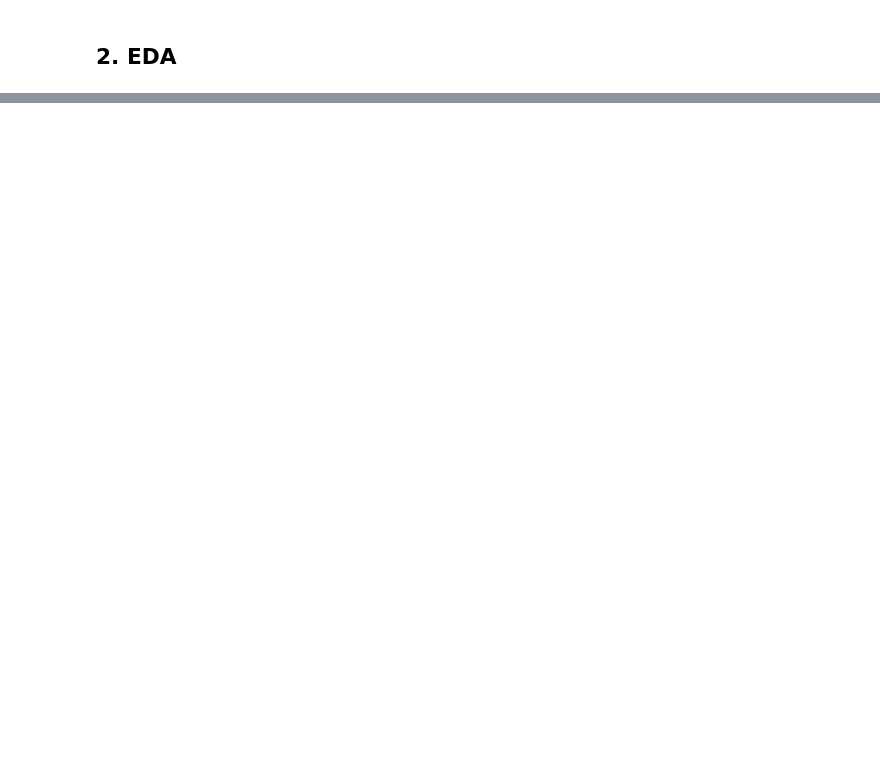
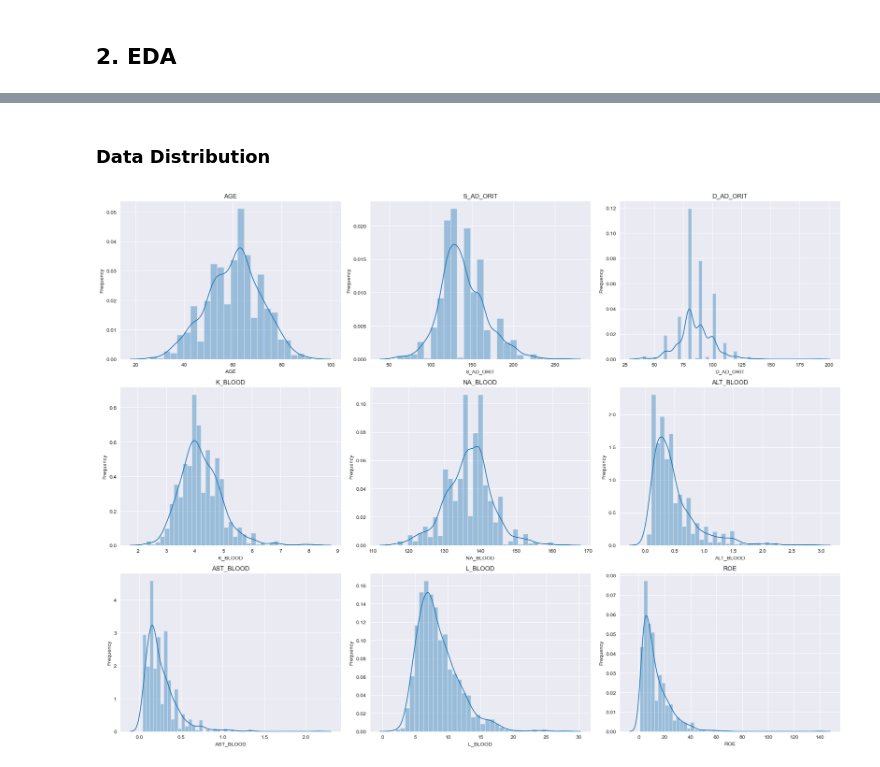
Before and after one commit to danghaidang04/Myocardial_Infraction_Complications_Analysis, a Jupyter notebook: main.ipynb, the cells around one changed output, grey strips where cells are left out. Cells and saved outputs as stored; diff of their text form; code cells hidden in the pictures; blank space fills up the shorter version.

```diff
--- a/main.ipynb
+++ b/main.ipynb
@@ -59,10 +59,10 @@ for i in range(len(y)):
     y_val.append(y_val_i)
     y_test.append(y_test_i)
 # %%
-# Check the number of samples in each set
+# Check the number of samples in each set and print as a table
+results = {"Set": ["Train", "Validation", "Test"]}
 for i in range(len(y)):
-    print(f"y{i} train: {y_train[i].shape[0]}")
-    print(f"y{i} validation: {y_val[i].shape[0]}")
-    print(f"y{i} test: {y_test[i].shape[0]}")
-    print()
+    results[f"y{i}"] = [len(y_train[i]), len(y_val[i]), len(y_test[i])]
+results = pd.DataFrame(results)
+results
 # %% [output]
@@ -89,0 +99,11 @@ y4 test: 255
+# %%
+# The number of instances in the dataset
+number_of_instances = len(data)
+# Create a table to show the balance of each target variable
+results = {"Target": [], "0": [], "1": []}
+for i in range(len(y)):
+    results["Target"].append(f"y{i}")
+    results["0"].append(y[i].value_counts()[0] / number_of_instances)
+    results["1"].append(y[i].value_counts()[1] / number_of_instances)
+results = pd.DataFrame(results)
+results
@@ -89,0 +204,25 @@ y4 test: 255
+# %%
+continuous_features = ["AGE", "S_AD_ORIT", "D_AD_ORIT", "K_BLOOD", "NA_BLOOD", "ALT_BLOOD", "AST_BLOOD", "L_BLOOD", "ROE"]
+categorical_features = ["INF_ANAM", "STENOK_AN", "FK_STENOK", "IBS_POST", "GB", "SIM_GIPERT", "DLIT_AG", "ZSN_A", "nr_11", "nr_01", "nr_02", "nr_03", "nr_04", "nr_07", "nr_08", "np_01", "np_04", "np_05", "np_07", "np_08", "np_09", "np_10", "endocr_01", "endocr_02", "endocr_03", "zab_leg_01", "zab_leg_02", "zab_leg_03", "zab_leg_04", "zab_leg_06", "O_L_POST", "K_SH_POST", "MP_TP_POST", "SVT_POST", "GT_POST", "FIB_G_POST", "ant_im", "lat_im", "inf_im", "post_im", "IM_PG_P", "ritm_ecg_p_01", "ritm_ecg_p_02", "ritm_ecg_p_04", "ritm_ecg_p_06", "ritm_ecg_p_07", "ritm_ecg_p_08", "n_r_ecg_p_01", "n_r_ecg_p_02", "n_r_ecg_p_03", "n_r_ecg_p_04", "n_r_ecg_p_05", "n_r_ecg_p_06", "n_r_ecg_p_08", "n_r_ecg_p_09", "n_r_ecg_p_10", "n_p_ecg_p_01", "n_p_ecg_p_03", "n_p_ecg_p_04", "n_p_ecg_p_05", "n_p_ecg_p_06", "n_p_ecg_p_07", "n_p_ecg_p_08", "n_p_ecg_p_09", "n_p_ecg_p_10", "n_p_ecg_p_11", "n_p_ecg_p_12", "fibr_ter_01", "fibr_ter_02", "fibr_ter_03", "fibr_ter_05", "fibr_ter_06", "fibr_ter_07", "fibr_ter_08", "GIPO_K", "GIPER_NA", "TIME_B_S", "R_AB_1_n", "R_AB_2_n", "R_AB_3_n", "NITR_S", "NA_R_1_n", "NA_R_2_n", "NA_R_3_n", "NOT_NA_1_n", "NOT_NA_2_n", "NOT_NA_3_n", "LID_S_n", "B_BLOK_S_n", "ANT_CA_S_n", "GEPAR_S_n", "ASP_S_n", "TIKL_S_n", "TRENT_S_n"]
+# %% [markdown]
+### Data Distribution
+# %%
+rows, cols = 3, 3
+
+fig, axes = plt.subplots(rows, cols, figsize=(20, 15))
+
+for i in range(rows):
+    for j in range(cols):
+        if i * cols + j >= len(continuous_features):
+            break
+        ax = axes[i, j]
+        feature_name = continuous_features[i * cols + j]
+        sns.distplot(X_train[0][feature_name], ax=ax)
+        ax.set_title(feature_name)
+        ax.set_xlabel(feature_name)
+        ax.set_ylabel('Frequency')
+
+plt.tight_layout()
+plt.show()
+# %% [output]
+[figure, added]
```
Also changed, not shown: parts of 28 cells of this notebook, 1 other file.
